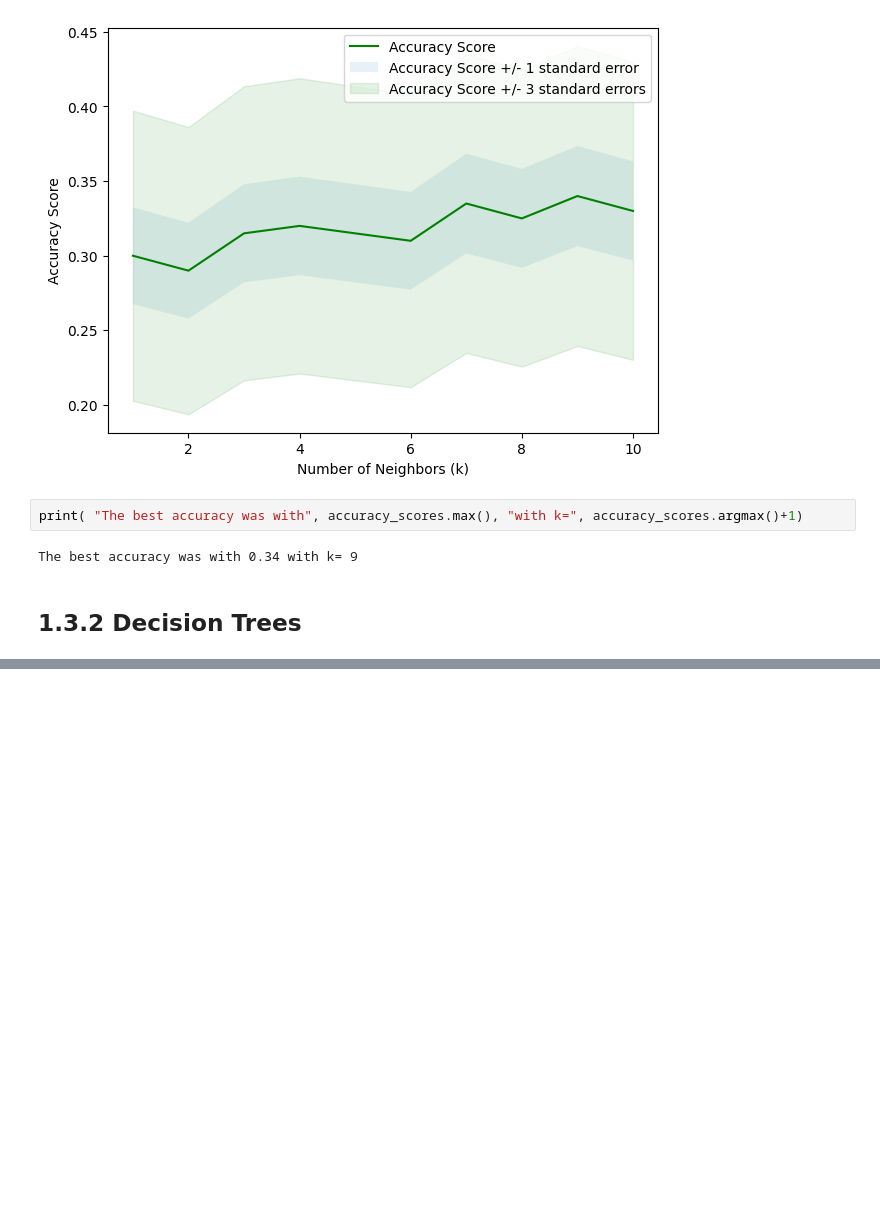
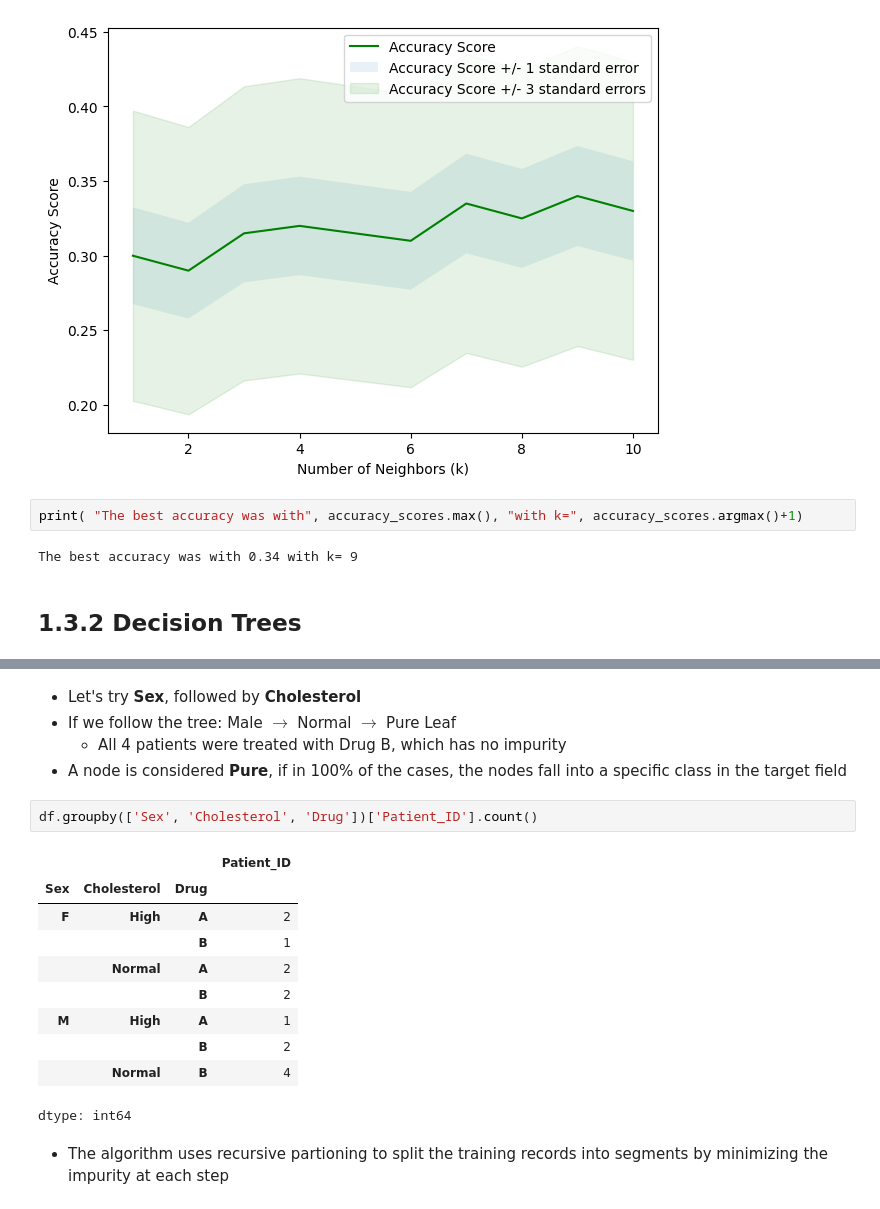
Before and after one commit to PaulToronto/IBM---AI-Engineering-Professional-Certificate, a Jupyter notebook: 1_3_Classification.ipynb, the cells around one changed output, grey strips where cells are left out. Drawn from its saved outputs; the diff is of its cells as text; blank space fills up the shorter version.

```diff
--- a/1_3_Classification.ipynb
+++ b/1_3_Classification.ipynb
@@ -542,0 +650,20 @@ The best accuracy was with 0.34 with k= 9
+# %% [markdown]
+- Let's try **Sex**, followed by **Cholesterol**
+- If we follow the tree: Male $\rightarrow$ Normal $\rightarrow$ Pure Leaf
+    - All 4 patients were treated with Drug B, which has no impurity
+- A node is considered **Pure**, if in 100% of the cases, the nodes fall into a specific class in the target field
+# %%
+df.groupby(['Sex', 'Cholesterol', 'Drug'])['Patient_ID'].count()
+# %% [output]
+|  |  |  | Patient_ID |
+| Sex | Cholesterol | Drug |  |
+| F | High | A | 2 |
+|  |  | B | 1 |
+|  | Normal | A | 2 |
+|  |  | B | 2 |
+| M | High | A | 1 |
+|  |  | B | 2 |
+|  | Normal | B | 4 |
+dtype: int64
+# %% [markdown]
+- The algorithm uses recursive partioning to split the training records into segments by minimizing the impurity at each step
```
Also changed, not shown: parts of 22 cells of this notebook.
